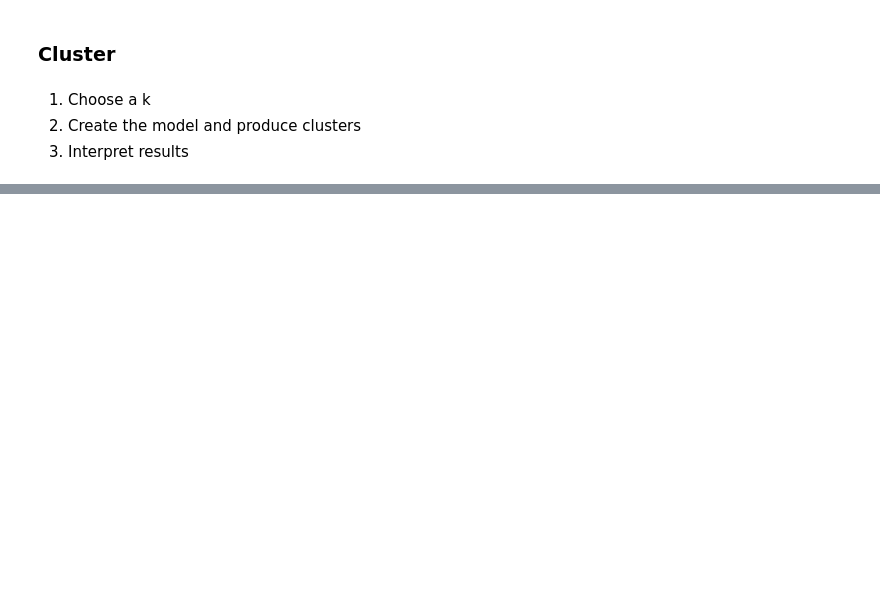
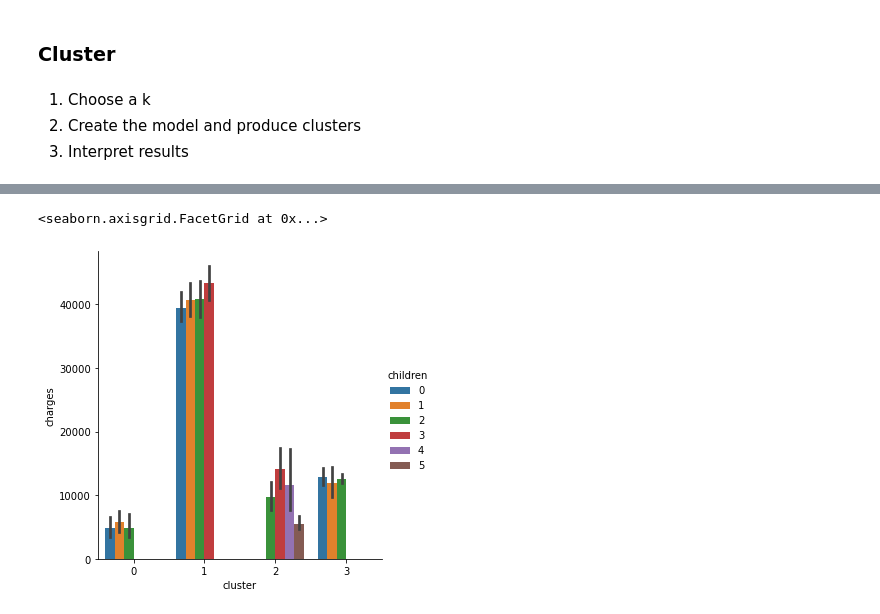
Before and after one commit to CodeupClassroom/innis-clustering-exercises, a Jupyter notebook: modeling_lesson_notes.ipynb, the cells around one changed output, grey strips where cells are left out. Saved outputs shown, nothing was run; the diff lists cells and outputs as text; code cells hidden in the pictures; blank space fills up the shorter version.

```diff
--- a/modeling_lesson_notes.ipynb
+++ b/modeling_lesson_notes.ipynb
@@ -143,0 +236,5 @@ train.groupby('cluster').mean()
+# %%
+sns.catplot(data=train, hue='children', y='charges', x='cluster', kind='bar')
+# %% [output]
+<seaborn.axisgrid.FacetGrid at 0x...>
+[figure, added]
```
Also changed, not shown: parts of 20 cells of this notebook, 1 other file.
